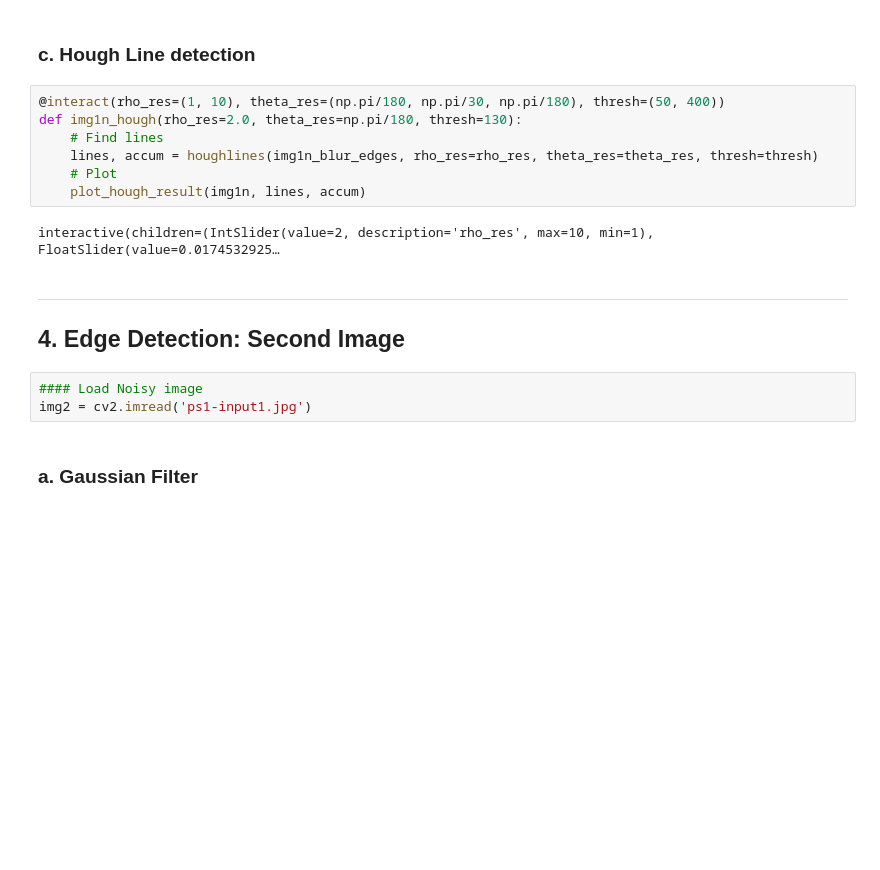
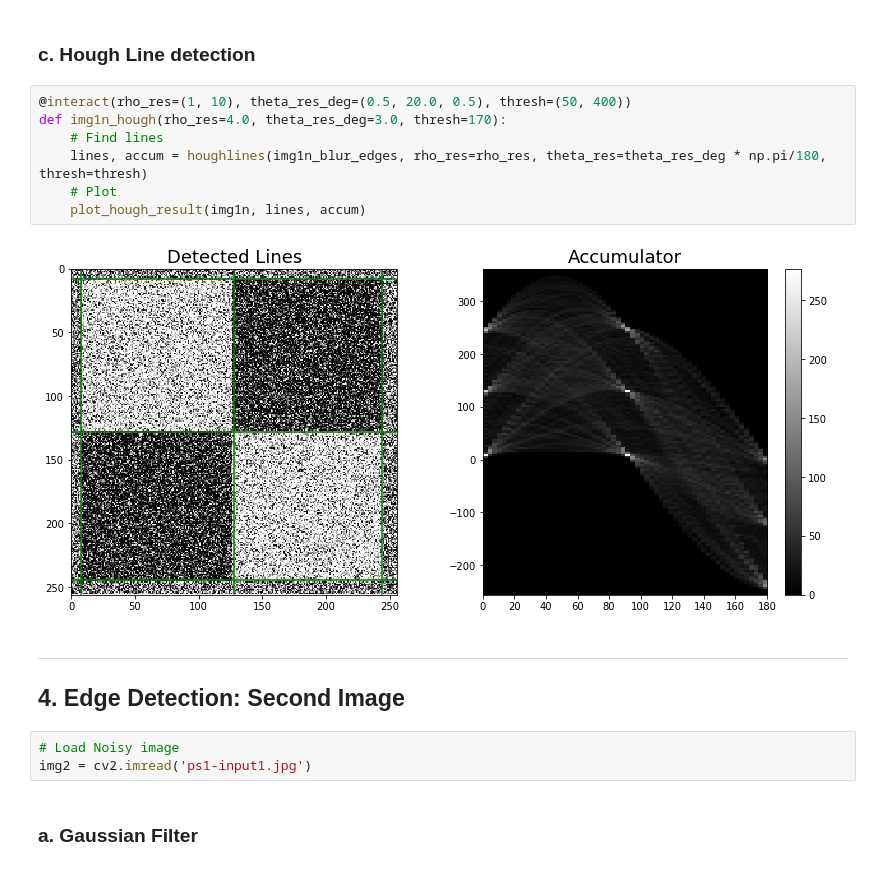
Before and after one commit to brandenwallace/cs6476-cv-1, a Jupyter notebook: PS1/PS1.ipynb, the cells around one changed output. Drawn from its saved outputs; the diff is of its cells as text; blank space fills up the shorter version.

```diff
--- a/PS1/PS1.ipynb
+++ b/PS1/PS1.ipynb
@@ -151,19 +177,19 @@ interactive(children=(IntSlider(value=50, description='thresh1_low', max=255), I
 # %% [markdown]
 ### c. Hough Line detection
 # %%
-@interact(rho_res=(1, 10), theta_res=(np.pi/180, np.pi/30, np.pi/180), thresh=(50, 400))
-def img1n_hough(rho_res=2.0, theta_res=np.pi/180, thresh=130):
+@interact(rho_res=(1, 10), theta_res_deg=(0.5, 20.0, 0.5), thresh=(50, 400))
+def img1n_hough(rho_res=4.0, theta_res_deg=3.0, thresh=170):
     # Find lines
-    lines, accum = houghlines(img1n_blur_edges, rho_res=rho_res, theta_res=theta_res, thresh=thresh)
+    lines, accum = houghlines(img1n_blur_edges, rho_res=rho_res, theta_res=theta_res_deg * np.pi/180, thresh=thresh)
     # Plot
     plot_hough_result(img1n, lines, accum)
 # %% [output]
-interactive(children=(IntSlider(value=2, description='rho_res', max=10, min=1), FloatSlider(value=0.0174532925…
+[figure, added]
 # %% [markdown]
 ---
 ## 4. Edge Detection: Second Image
 # %%
-#### Load Noisy image
+# Load Noisy image
 img2 = cv2.imread('ps1-input1.jpg')
 # %% [markdown]
 ### a. Gaussian Filter
```
Also changed, not shown: parts of 9 cells of this notebook.
